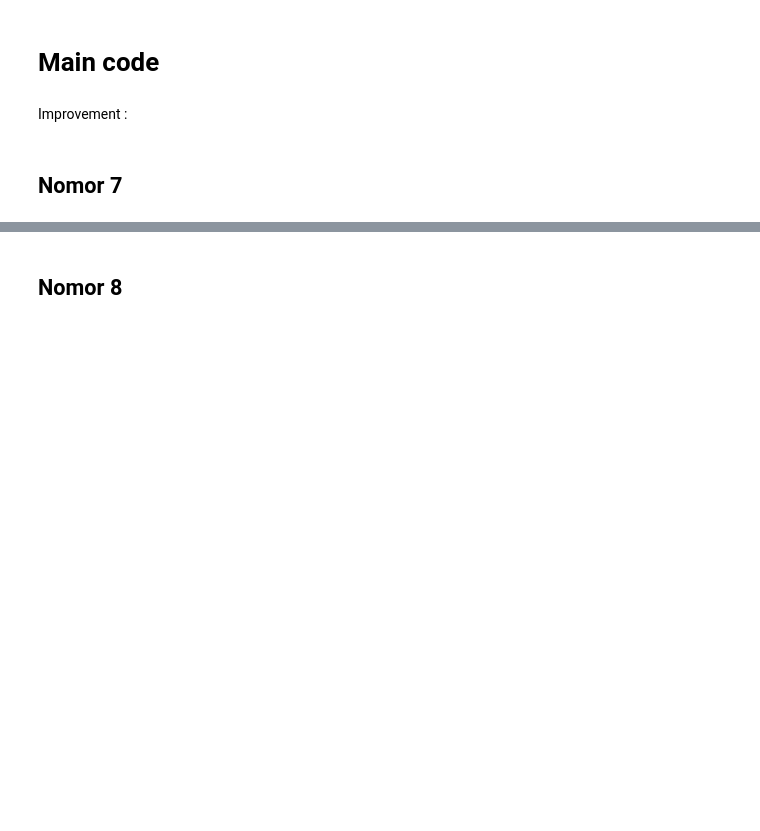
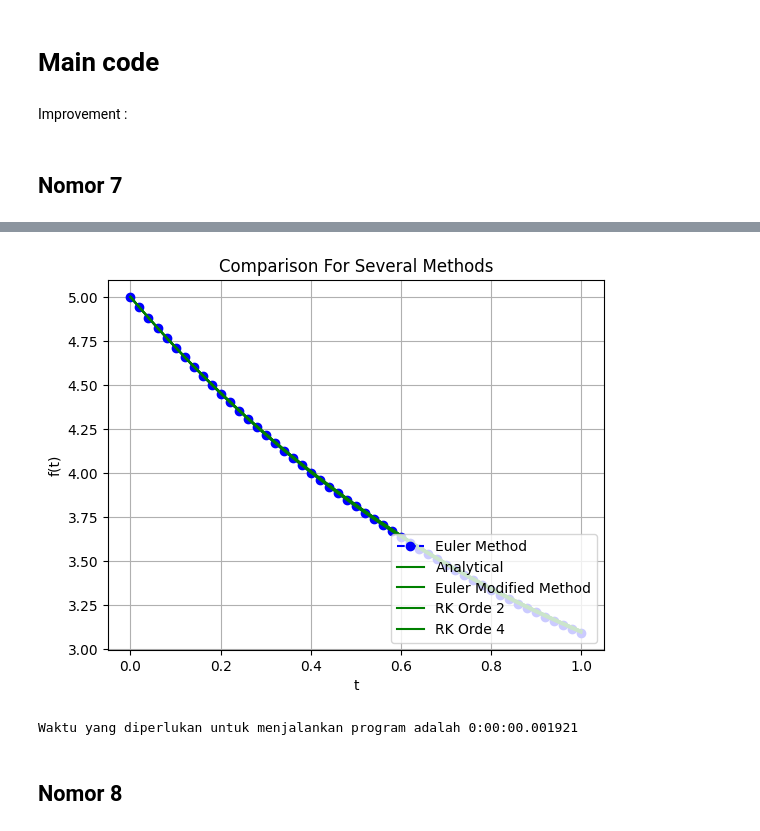
Before and after one commit to RendiZein/Metode-Rekayasa-Komputasi, a Jupyter notebook: RK_Method.ipynb, the cells around one changed output, grey strips where cells are left out. Drawn from its saved outputs; the diff is of its cells as text; code cells hidden in the pictures; blank space fills up the shorter version.

```diff
--- a/RK_Method.ipynb
+++ b/RK_Method.ipynb
@@ -119,0 +267,21 @@ array([0., 0., 0., 0., 0., 0., 0., 0., 0., 0., 0., 0., 0., 0., 0., 0., 0.,
+# %%
+#defined variable
+def euler_single(delta_t=0.1):
+    f=lambda t,y : 2-y
+    f_t=lambda t :2+3*np.exp(-t)
+    H = int((1-0)/delta_t)
+    t=np.linspace(0, 1, H+1)
+    y_t=np.zeros(len(t))
+    y_p=np.zeros(len(t))
+    e = np.zeros(len(t))
+    y_p[0]=y_t[0]=5
+    e[0]=(np.abs(y_p[0]-y_t[0])/y_t[0])*100
+    #looping
+    for j in range(len(t)-1):
+        #calculate y_true
+        y_t[j+1]=f_t(t[j+1])
+        #calculate y_pred
+        y_p[j+1]=y_p[j]+f(t[j], y_p[j])*delta_t
+        #calculate error
+        e[j+1]=(np.abs(y_p[j+1]-y_t[j+1])/y_t[j+1])*100
+    return y_p, e
@@ -119,0 +290,5 @@ array([0., 0., 0., 0., 0., 0., 0., 0., 0., 0., 0., 0., 0., 0., 0., 0., 0.,
+# %%
+yp_ems, e_ems=euler_modified_single(delta_t=0.02, er=1.)
+yp_es, e_es=euler_single(delta_t=0.02)
+yp_rko2, y_t, e_rko2, t =rk_o2(dt=0.02)
+yp_rko4, e_rko4 = rk_o4(dt=0.02)
@@ -120,2 +317,19 @@ array([0., 0., 0., 0., 0., 0., 0., 0., 0., 0., 0., 0., 0., 0., 0., 0., 0.,
+# %%
+plt.plot(t, yp_es, 'bo--', label='Euler Method')
+plt.plot(t, y_t, 'g', label='Analytical')
+plt.plot(t, yp_ems, 'g', label='Euler Modified Method')
+plt.plot(t, yp_rko2, 'g', label='RK Orde 2')
+plt.plot(t, yp_rko4, 'g', label='RK Orde 4')
+
+plt.title('Comparison For Several Methods')
+plt.xlabel('t')
+plt.ylabel('f(t)')
+plt.grid()
+plt.legend(loc='lower right')
+plt.show()
+print("Waktu yang diperlukan untuk menjalankan program adalah {}".format(delta_time))
+# %% [output]
+[figure, added]
+Waktu yang diperlukan untuk menjalankan program adalah 0:00:00.001921
 # %% [markdown]
 ## Nomor 8
```
Also changed, not shown: parts of 18 cells of this notebook.
